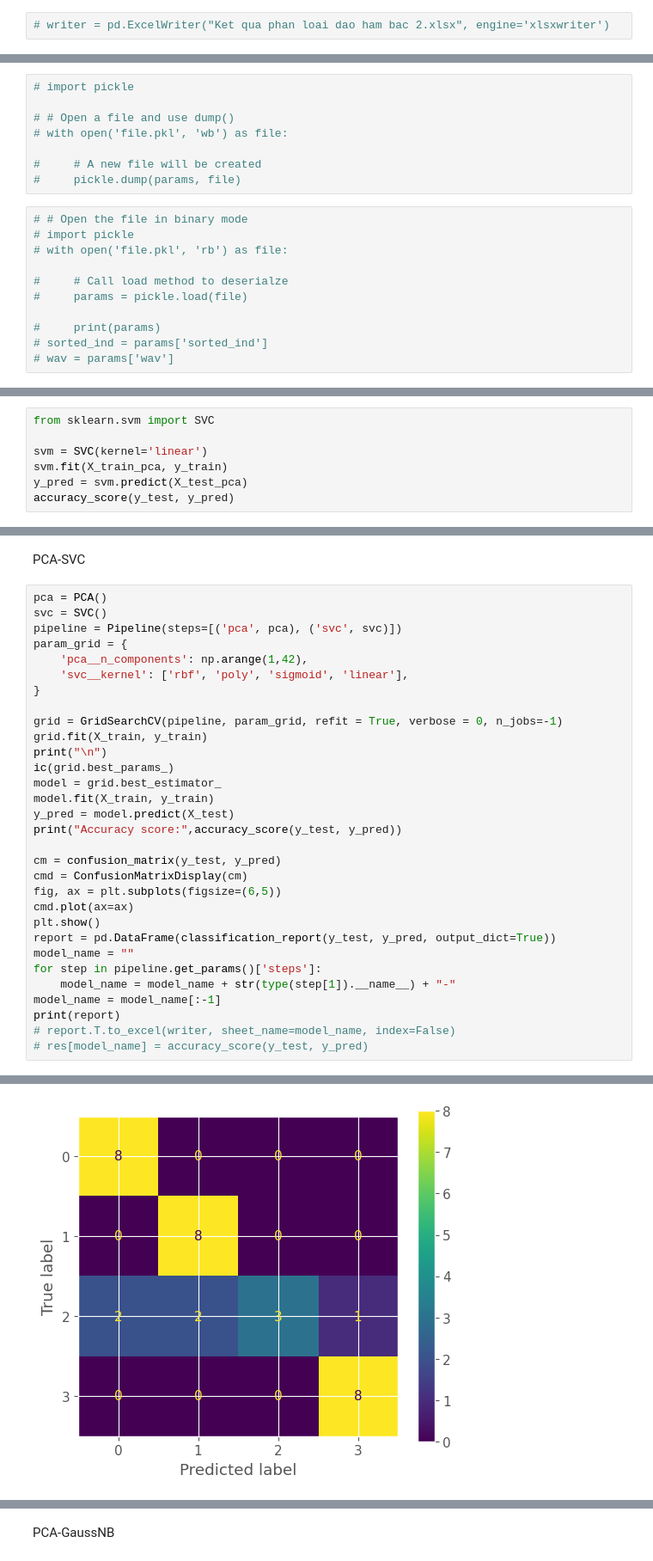
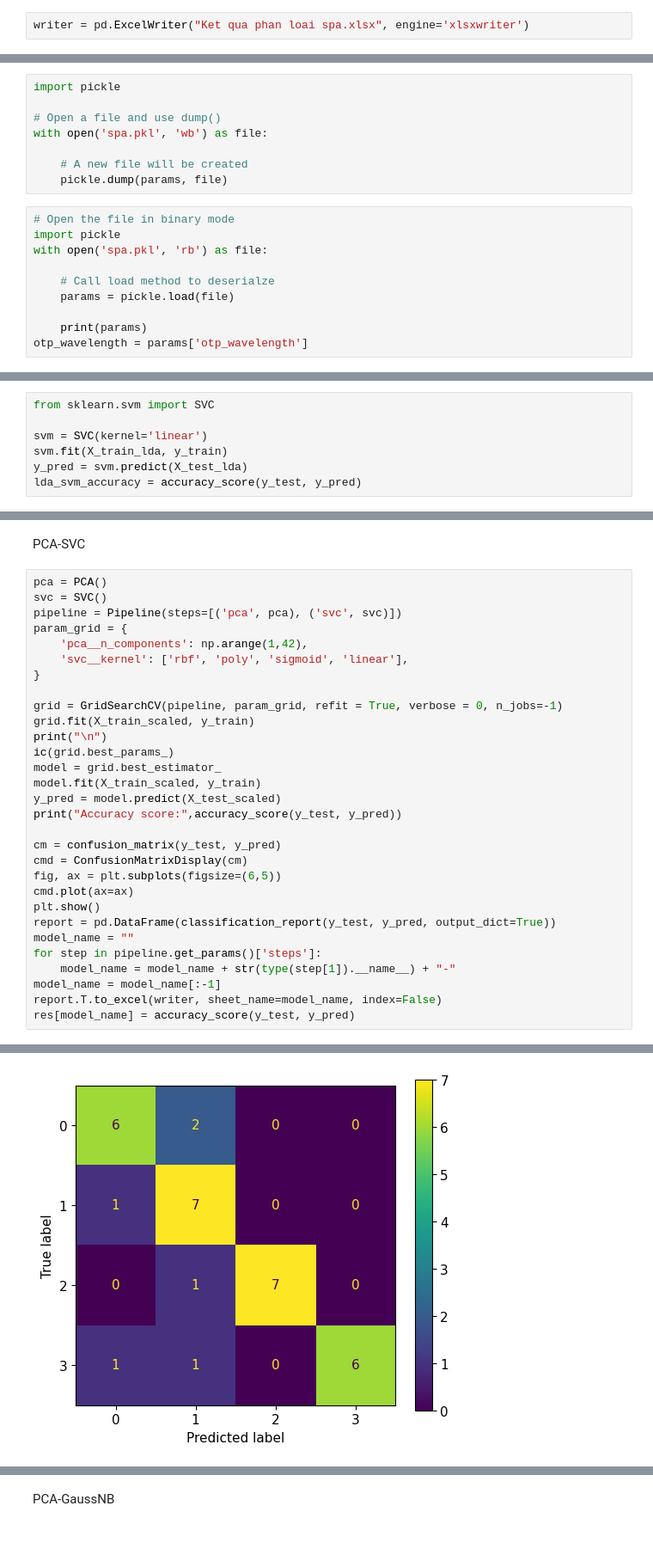
Before and after one commit to ChauBacHozz/IR_Cinnamon, a Jupyter notebook: VungTrong/SPA_feature_selection_ML.ipynb, the cells around one changed output, grey strips where cells are left out. Shown at 86% size. Drawn from its saved outputs; the diff is of its cells as text; blank space fills up the shorter version.

```diff
--- a/VungTrong/SPA_feature_selection.ipynb
+++ b/VungTrong/SPA_feature_selection_ML.ipynb
@@ -17,7 +17,7 @@ import plotly.express as px
 import plotly.graph_objects as go
 from icecream import ic
 # %%
-# writer = pd.ExcelWriter("Ket qua phan loai dao ham bac 2.xlsx", engine='xlsxwriter')
+writer = pd.ExcelWriter("Ket qua phan loai spa.xlsx", engine='xlsxwriter')
 # %%
 data = pd.read_excel("../data/Dataset_HPLC.xlsx", sheet_name="Vungtrong (140)")
 data.head(10)
@@ -192,19 +191,18 @@ otp_wavelength = sorted(otp_wavelength)
 # %%
-# import pickle
+import pickle
 
-# # Open a file and use dump()
-# with open('file.pkl', 'wb') as file:
+# Open a file and use dump()
+with open('spa.pkl', 'wb') as file:
 
-#     # A new file will be created
-#     pickle.dump(params, file)
+    # A new file will be created
+    pickle.dump(params, file)
 # %%
-# # Open the file in binary mode
-# import pickle
-# with open('file.pkl', 'rb') as file:
+# Open the file in binary mode
+import pickle
+with open('spa.pkl', 'rb') as file:
 
-#     # Call load method to deserialze
-#     params = pickle.load(file)
+    # Call load method to deserialze
+    params = pickle.load(file)
 
-#     print(params)
-# sorted_ind = params['sorted_ind']
-# wav = params['wav']
+    print(params)
+otp_wavelength = params['otp_wavelength']
@@ -350,6 +342,6 @@ plt.show()
 from sklearn.svm import SVC
 
 svm = SVC(kernel='linear')
-svm.fit(X_train_pca, y_train)
-y_pred = svm.predict(X_test_pca)
-accuracy_score(y_test, y_pred)
+svm.fit(X_train_lda, y_train)
+y_pred = svm.predict(X_test_lda)
+lda_svm_accuracy = accuracy_score(y_test, y_pred)
@@ -380,12 +370,12 @@ param_grid = {
 }
 
 grid = GridSearchCV(pipeline, param_grid, refit = True, verbose = 0, n_jobs=-1)
-grid.fit(X_train, y_train)
+grid.fit(X_train_scaled, y_train)
 print("\n")
 ic(grid.best_params_)
 model = grid.best_estimator_
-model.fit(X_train, y_train)
-y_pred = model.predict(X_test)
+model.fit(X_train_scaled, y_train)
+y_pred = model.predict(X_test_scaled)
 print("Accuracy score:",accuracy_score(y_test, y_pred))
 
 cm = confusion_matrix(y_test, y_pred)
@@ -398,7 +388,6 @@ model_name = ""
 for step in pipeline.get_params()['steps']:
     model_name = model_name + str(type(step[1]).__name__) + "-"
 model_name = model_name[:-1]
-print(report)
-# report.T.to_excel(writer, sheet_name=model_name, index=False)
-# res[model_name] = accuracy_score(y_test, y_pred)
+report.T.to_excel(writer, sheet_name=model_name, index=False)
+res[model_name] = accuracy_score(y_test, y_pred)
 # %% [output]
@@ -407 +396 @@ Accuracy score: 0.84375
-[figure, old version]
+[figure, new version]
```
Also changed, not shown: parts of 17 cells of this notebook, 6 other files.
